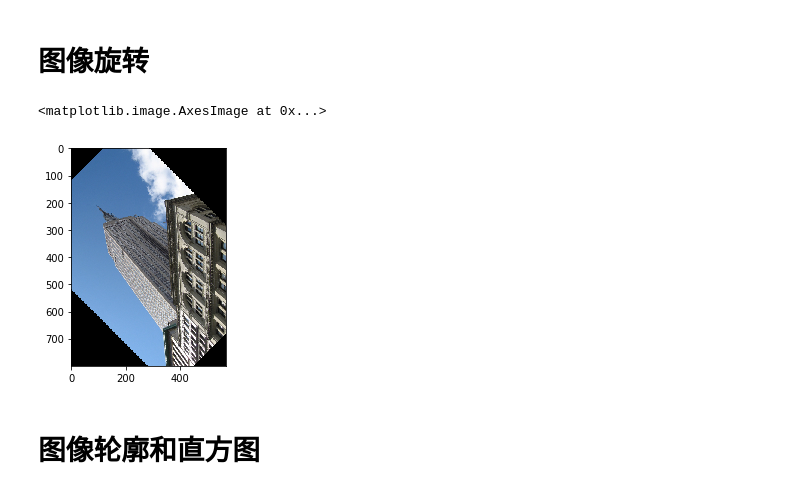
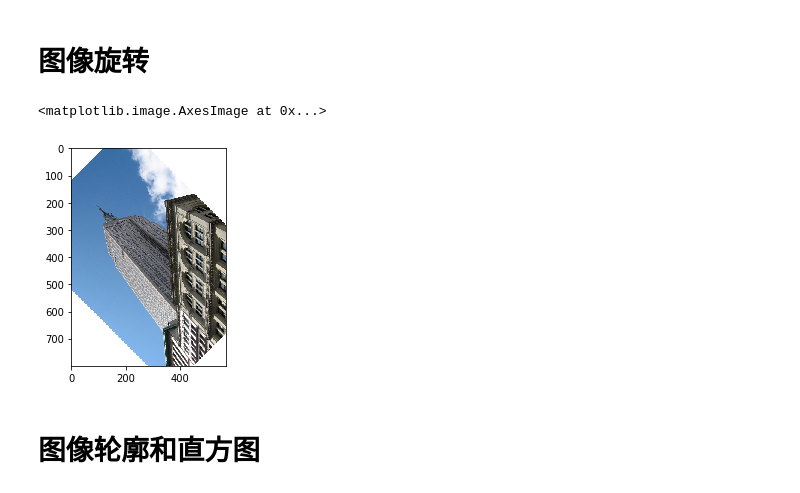
Before and after one commit to andykit/ilab-data, a Jupyter notebook: 计算机视觉.ipynb, the cells around one changed output. Saved outputs shown, nothing was run; the diff lists cells and outputs as text; code cells hidden in the pictures.

```diff
--- a/计算机视觉.ipynb
+++ b/计算机视觉.ipynb
@@ -56,11 +56,11 @@ imshow(im)
 # %% [markdown]
 # 图像旋转
 # %%
-im = Image.open('empire.jpg').rotate(45)
+im = Image.open('empire.png').rotate(45)
 imshow(im)
 # %% [output]
 <matplotlib.image.AxesImage at 0x...>
-[figure, old version]
+[figure, new version]
 # %% [markdown]
 # 图像轮廓和直方图
 # %%
```
Also changed, not shown: parts of 5 cells of this notebook.
